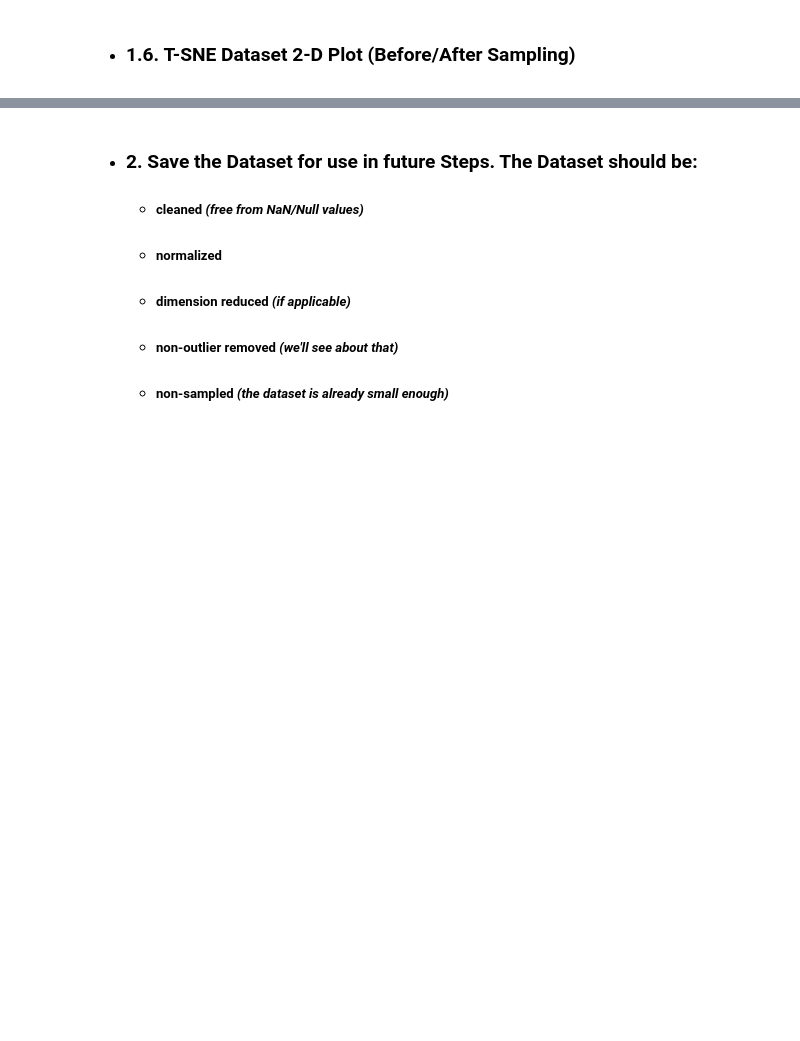
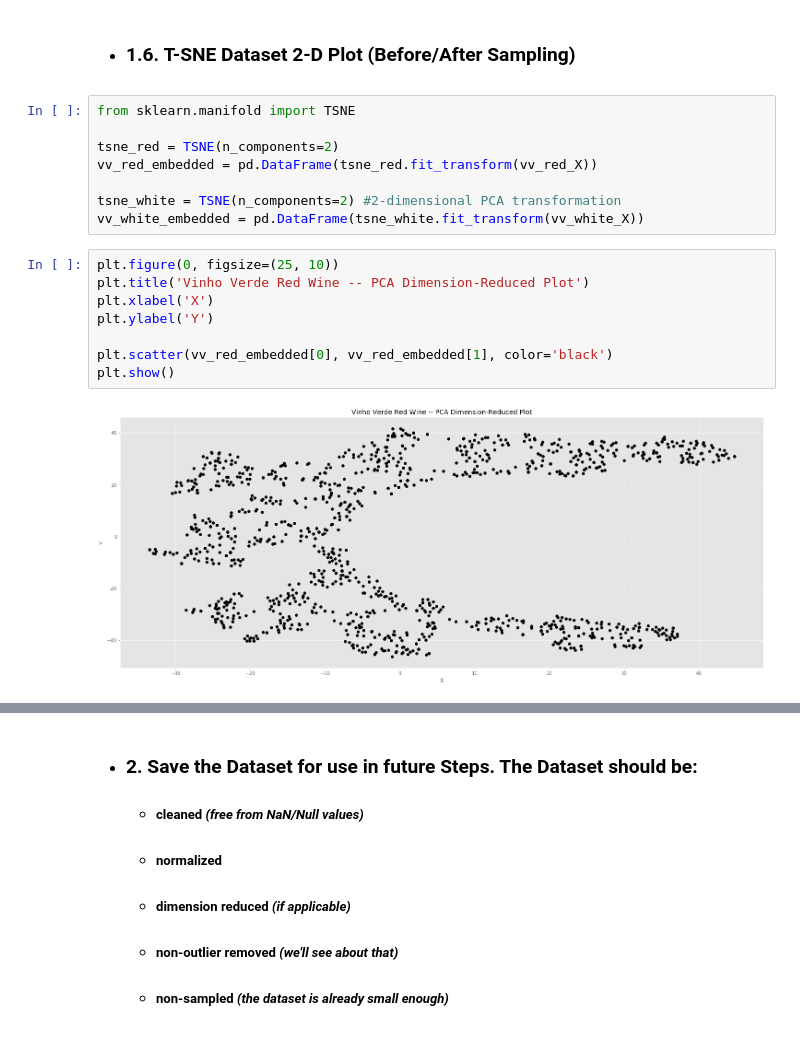
Before and after one commit to Insert-Generic-Name-Here/wine-dataset-classification, a Jupyter notebook: 1-preprocessing.ipynb, the cells around one changed output, grey strips where cells are left out. Cells and saved outputs as stored; diff of their text form; blank space fills up the shorter version.

```diff
--- a/1-preprocessing.ipynb
+++ b/1-preprocessing.ipynb
@@ -324,3 +398,21 @@ from matplotlib import style;  style.use('ggplot')
 * ### 1.6. Dataset Sampling (and use Pandas describe() function to compare with original's stats)
 # %% [markdown]
 * ### 1.6. T-SNE Dataset 2-D Plot (Before/After Sampling)
+# %%
+from sklearn.manifold import TSNE
+
+tsne_red = TSNE(n_components=2)
+vv_red_embedded = pd.DataFrame(tsne_red.fit_transform(vv_red_X))
+
+tsne_white = TSNE(n_components=2) #2-dimensional PCA transformation
+vv_white_embedded = pd.DataFrame(tsne_white.fit_transform(vv_white_X))
+# %%
+plt.figure(0, figsize=(25, 10))
+plt.title('Vinho Verde Red Wine -- PCA Dimension-Reduced Plot')
+plt.xlabel('X')
+plt.ylabel('Y')
+
+plt.scatter(vv_red_embedded[0], vv_red_embedded[1], color='black')
+plt.show()
+# %% [output]
+[figure, added]
```
Also changed, not shown: parts of 34 cells of this notebook.
